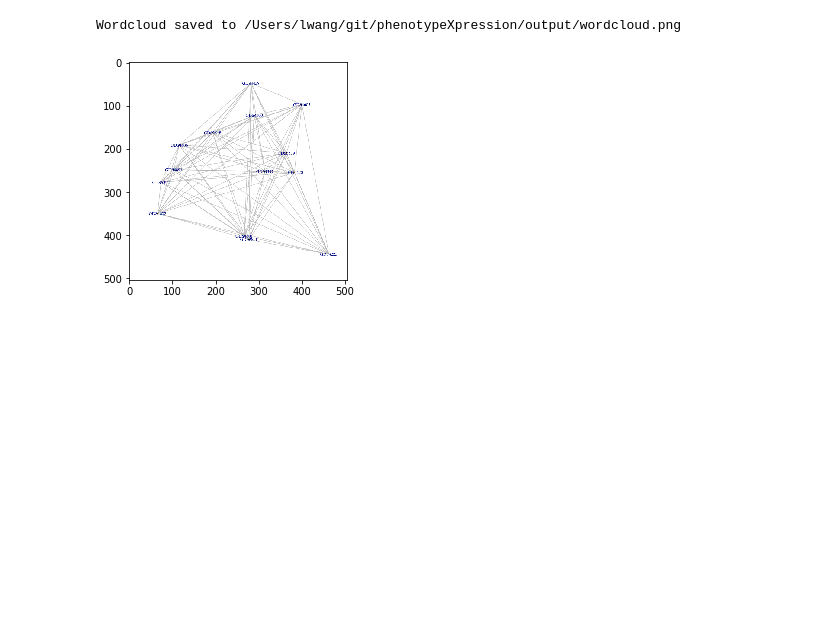
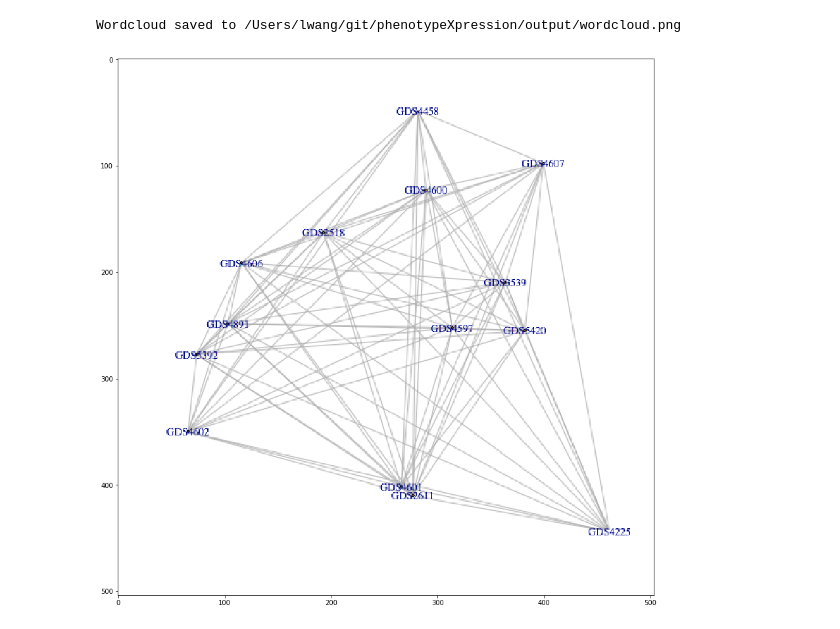
Before and after one commit to NCBI-Hackathons/phenotypeXpression, a Jupyter notebook: examples/example_pipeline.ipynb, the cells around one changed output. Saved outputs shown, nothing was run; the diff lists cells and outputs as text; code cells hidden in the pictures; blank space fills up the shorter version.

```diff
--- a/examples/example_pipeline.ipynb
+++ b/examples/example_pipeline.ipynb
@@ -60,10 +62,13 @@ Retrieving matching PubMed abstracts...
 [figure]
 Wordcloud saved to /Users/lwang/git/phenotypeXpression/output/wordcloud.png
 # %%
+# Pairwise distance between GDS datasets
+
 network_file = os.path.join(paths.base_dir, 'docs', 'image.png')
 
 img = mpimg.imread(network_file)
+fig = plt.figure(figsize = (12,12))
 plt.imshow(img)
 plt.show()
 # %% [output]
-[figure, old version]
+[figure, new version]
```
Also changed, not shown: parts of 1 cell of this notebook.
